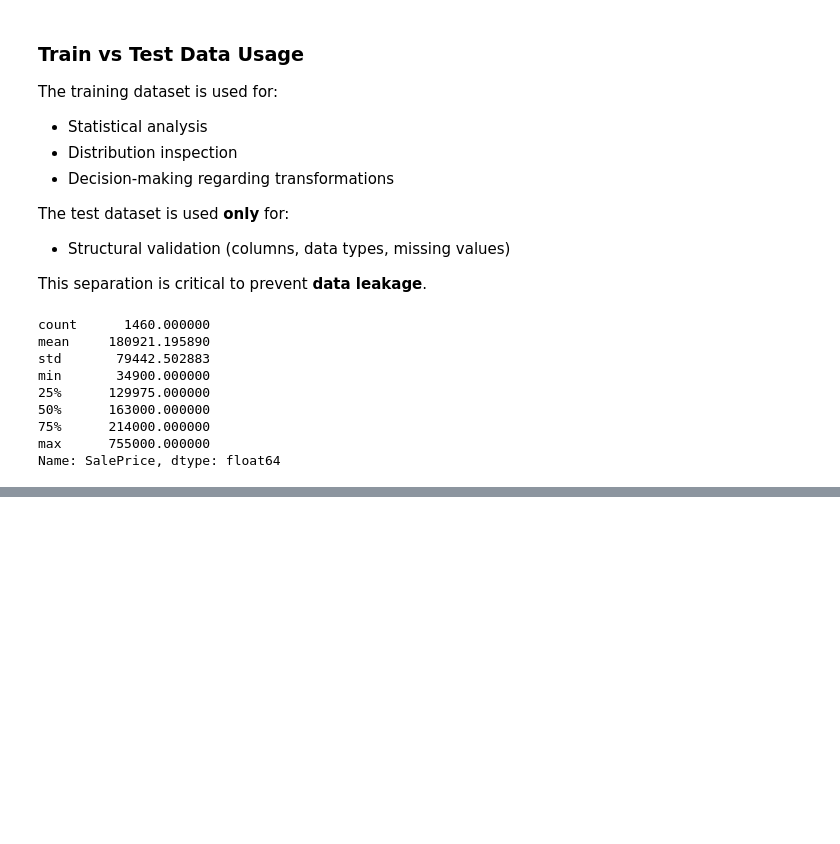
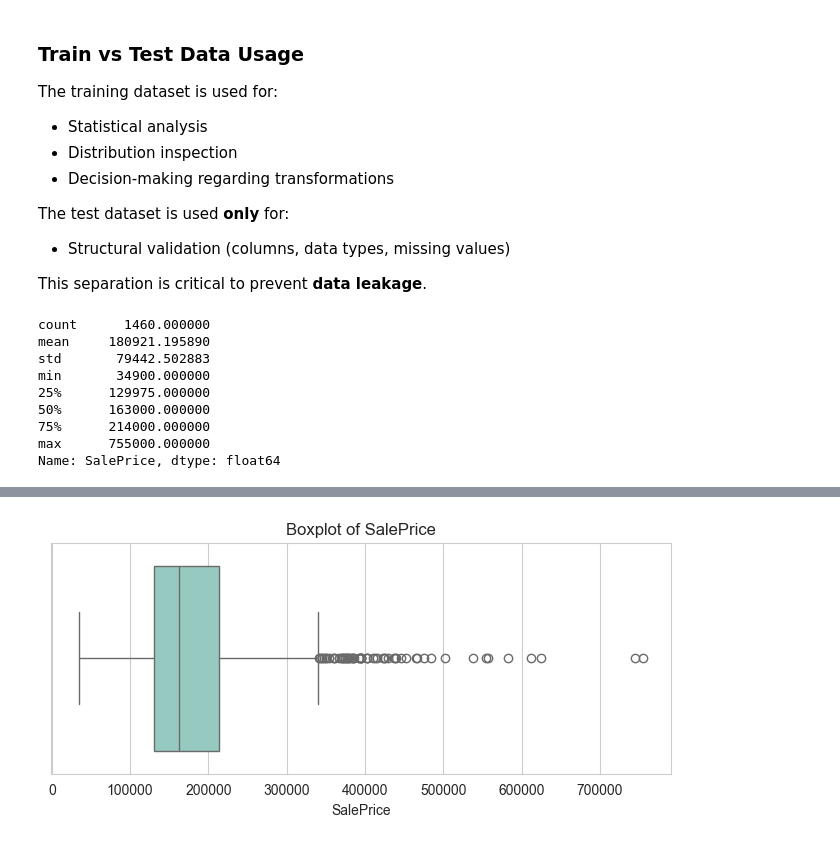
Before and after one commit to JoaoPedroOlavo/End-to-End-Machine-Learning-Project-House-Price-Prediction, a Jupyter notebook: notebooks/01_eda.ipynb, the cells around one changed output, grey strips where cells are left out. Drawn from its saved outputs; the diff is of its cells as text; code cells hidden in the pictures; blank space fills up the shorter version.

```diff
--- a/notebooks/01_eda.ipynb
+++ b/notebooks/01_eda.ipynb
@@ -61,0 +69,7 @@ Name: SalePrice, dtype: float64
+# %%
+plt.figure(figsize=(8, 3))
+sns.boxplot(x=train_df[target])
+plt.title("Boxplot of SalePrice")
+plt.show()
+# %% [output]
+[figure, added]
```
Also changed, not shown: parts of 6 cells of this notebook.
